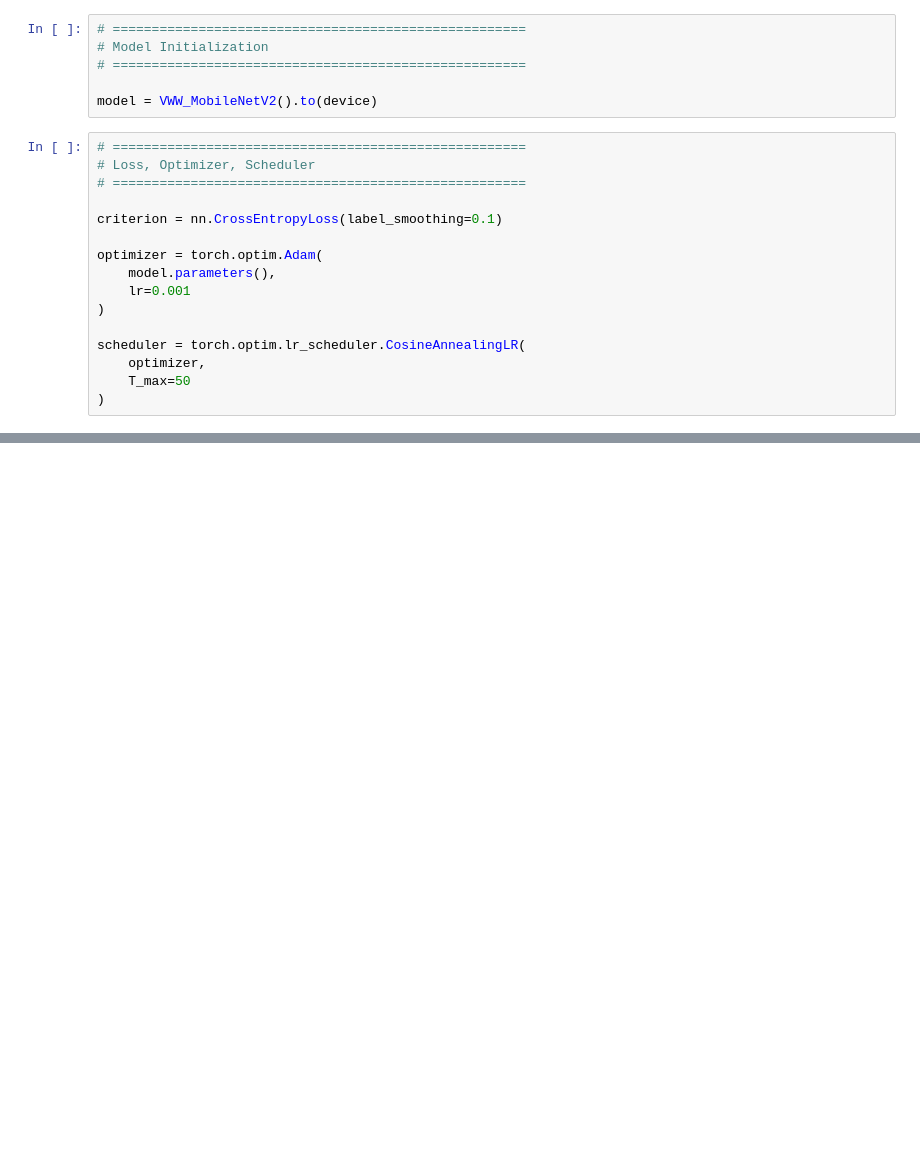
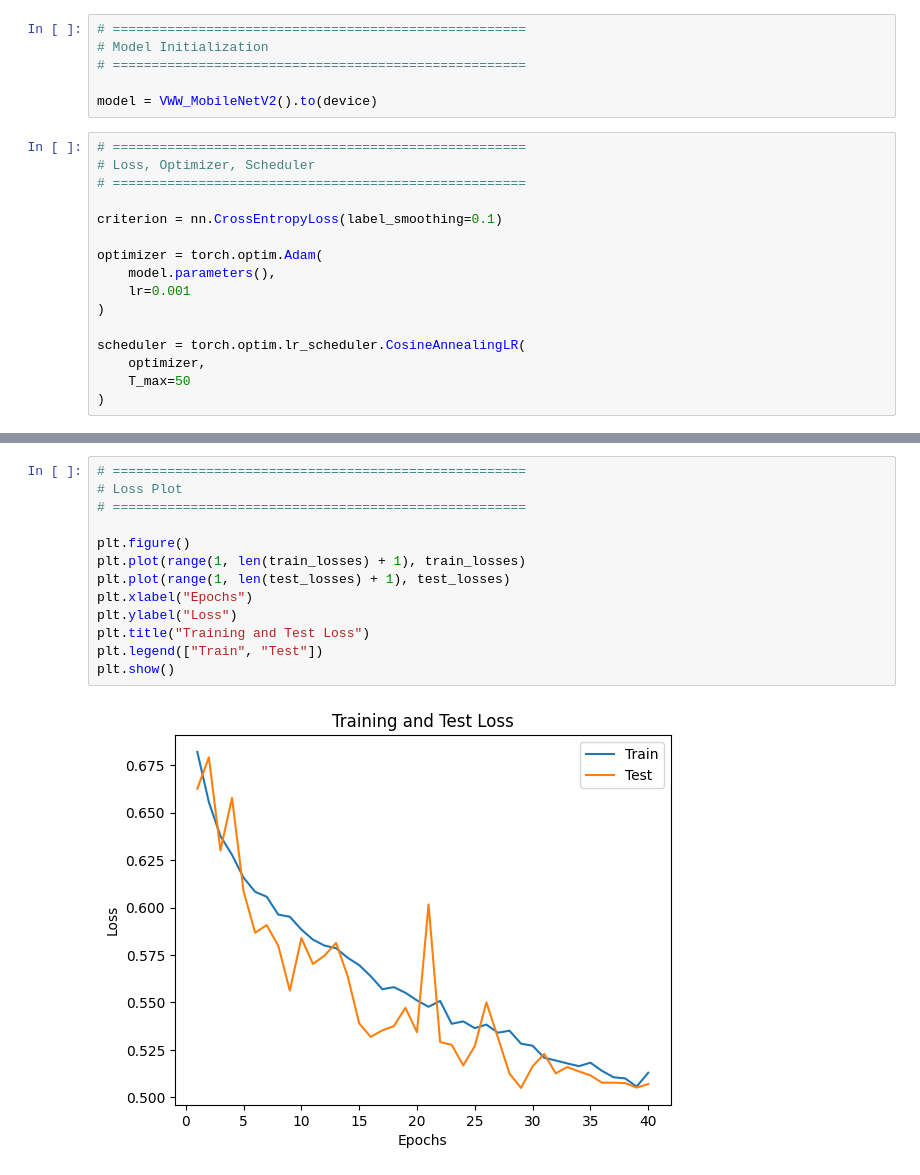
Before and after one commit to raki-rankawat/stm32-thesis, a Jupyter notebook: MobileNetV2_Model.ipynb, the cells around one changed output, grey strips where cells are left out. Saved outputs shown, nothing was run; the diff lists cells and outputs as text; blank space fills up the shorter version.

```diff
--- a/MobileNetV2_Model.ipynb
+++ b/MobileNetV2_Model.ipynb
@@ -558,0 +528,15 @@ Best accuracy: 80.05
+# %%
+# =====================================================
+# Loss Plot
+# =====================================================
+
+plt.figure()
+plt.plot(range(1, len(train_losses) + 1), train_losses)
+plt.plot(range(1, len(test_losses) + 1), test_losses)
+plt.xlabel("Epochs")
+plt.ylabel("Loss")
+plt.title("Training and Test Loss")
+plt.legend(["Train", "Test"])
+plt.show()
+# %% [output]
+[figure, added]
```
Also changed, not shown: parts of 10 cells of this notebook.
